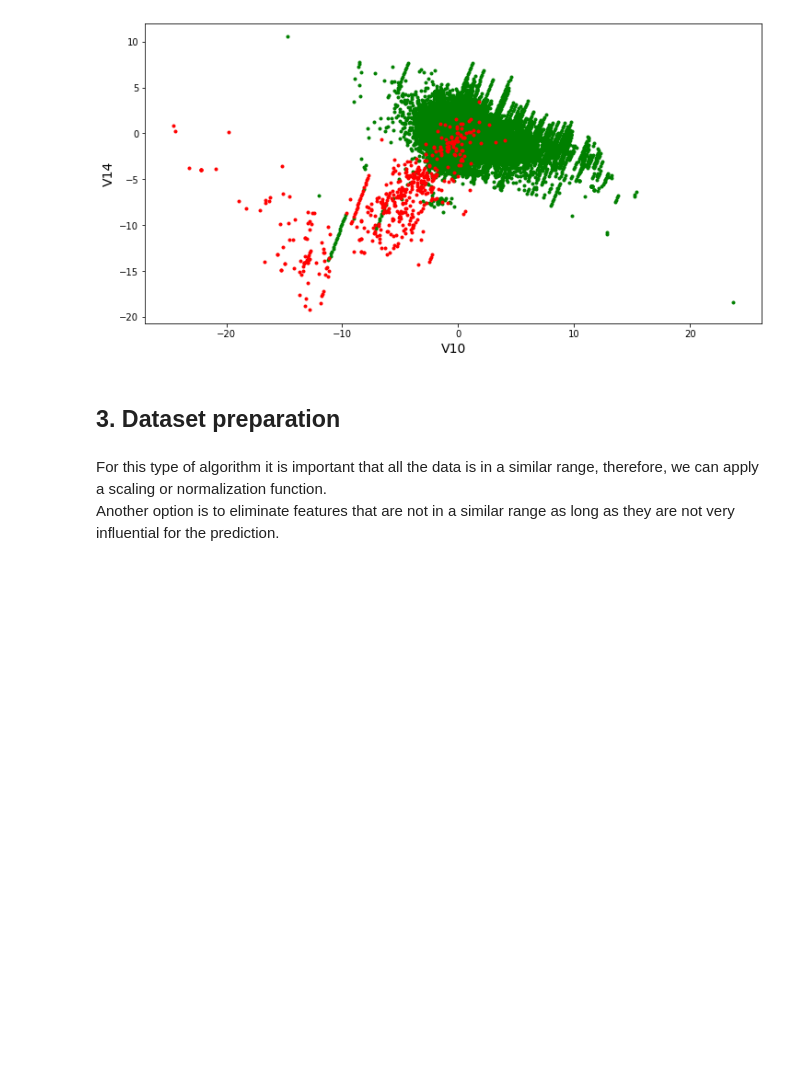
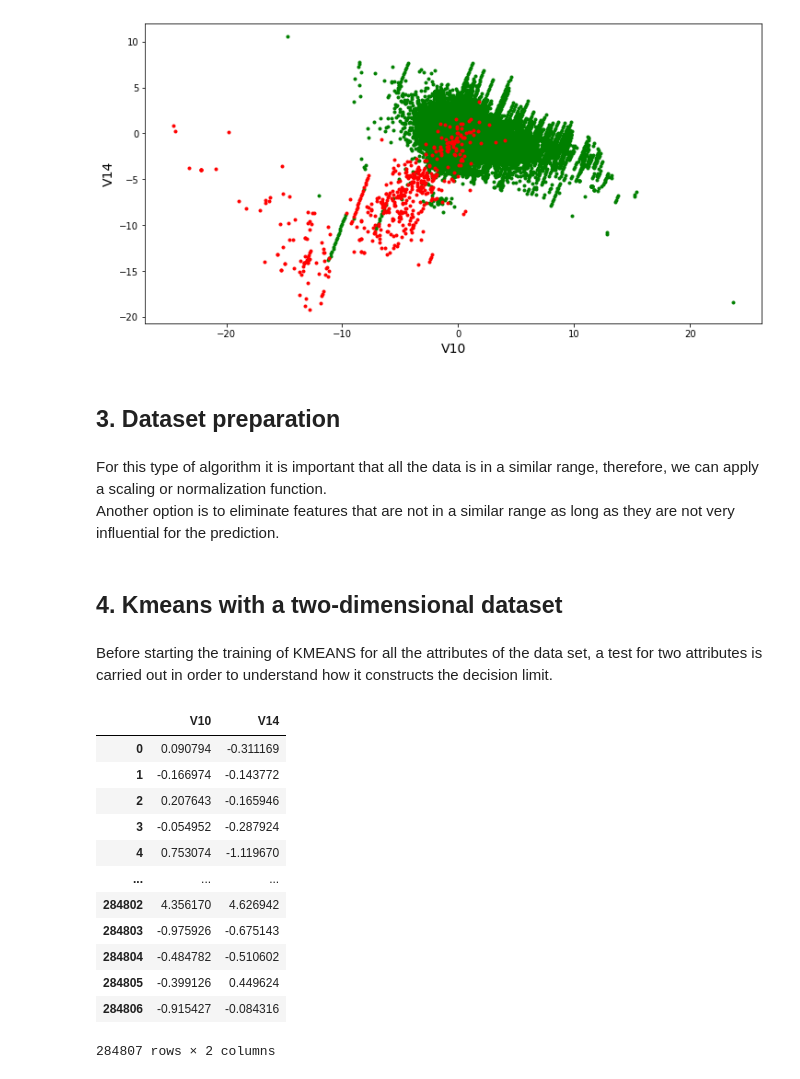
Before and after one commit to AlvaroTV/Credit-Card-Fraud-Detection--Clustering, a Jupyter notebook: KMEANS - Credit Card Fraud Detection.ipynb, the cells around one changed output. Saved outputs shown, nothing was run; the diff lists cells and outputs as text; code cells hidden in the pictures; blank space fills up the shorter version.

```diff
--- a/KMEANS - Credit Card Fraud Detection.ipynb
+++ b/KMEANS - Credit Card Fraud Detection.ipynb
@@ -174,3 +174,24 @@ For this type of algorithm it is important that all the data is in a similar ran
 Another option is to eliminate features that are not in a similar range as long as they are not very influential for the prediction.
 # %%
 df = df.drop(["Time", "Amount"], axis=1)
+# %% [markdown]
+## 4. Kmeans with a two-dimensional dataset
+# %% [markdown]
+Before starting the training of KMEANS for all the attributes of the data set, a test for two attributes is carried out in order to understand how it constructs the decision limit.
+# %%
+X = df[["V10", "V14"]].copy()
+X
+# %% [output]
+|  | V10 | V14 |
+| 0 | 0.090794 | -0.311169 |
+| 1 | -0.166974 | -0.143772 |
+| 2 | 0.207643 | -0.165946 |
+| 3 | -0.054952 | -0.287924 |
+| 4 | 0.753074 | -1.119670 |
+| ... | ... | ... |
+| 284802 | 4.356170 | 4.626942 |
+| 284803 | -0.975926 | -0.675143 |
+| 284804 | -0.484782 | -0.510602 |
+| 284805 | -0.399126 | 0.449624 |
+| 284806 | -0.915427 | -0.084316 |
+284807 rows × 2 columns
```
Also changed, not shown: parts of 3 cells of this notebook.
